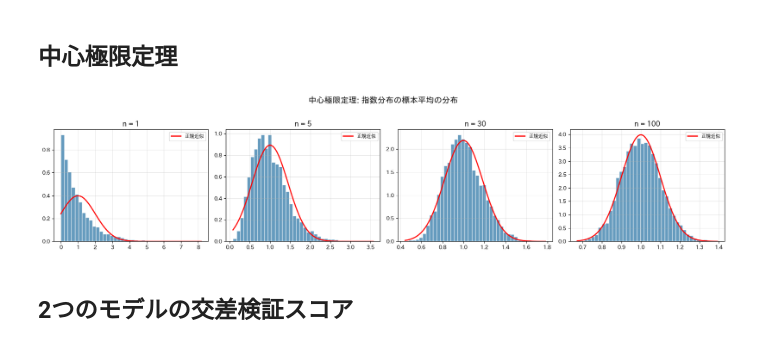
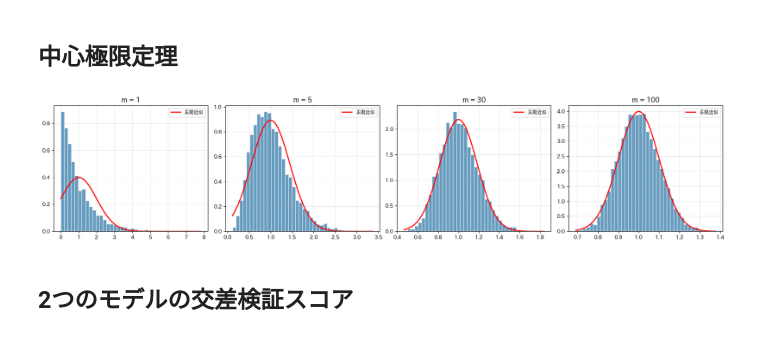
Before and after one commit to ymuto0302/ML_Study_Session, a Jupyter notebook: Probability_Statistics.ipynb, the cells around one changed output. Saved outputs shown, nothing was run; the diff lists cells and outputs as text; code cells hidden in the pictures.

```diff
--- a/Probability_Statistics.ipynb
+++ b/Probability_Statistics.ipynb
@@ -301,30 +322,29 @@ plt.show()
 # %%
 # 中心極限定理の実証
 fig, axes = plt.subplots(1, 4, figsize=(18, 4))
 
 # 元の分布: 指数分布（明らかに非正規）
 lam = 1.0
 sample_sizes = [1, 5, 30, 100]
 
 for ax, n in zip(axes, sample_sizes):
     means = [np.mean(np.random.exponential(1/lam, n)) for _ in range(5000)]
     ax.hist(means, bins=40, density=True, alpha=0.7, color='#2471A3', edgecolor='white')
     # 理論的な正規近似
     x_plot = np.linspace(min(means), max(means), 100)
     mu_theory = 1/lam
     sigma_theory = (1/lam) / np.sqrt(n)
     ax.plot(x_plot, stats.norm.pdf(x_plot, mu_theory, sigma_theory),
             'r-', linewidth=2, label='正規近似')
-    ax.set_title(f'n = {n}', fontsize=13)
+    ax.set_title(f'm = {n}', fontsize=13)
     ax.legend(fontsize=9)
     ax.grid(True, alpha=0.3)
 
-plt.suptitle('中心極限定理: 指数分布の標本平均の分布', fontsize=15, y=1.03)
 plt.tight_layout()
 plt.savefig('clt_demonstration.png', dpi=150)
 plt.show()
 # %% [output]
-[figure, old version]
+[figure, new version]
 # %% [markdown]
 ## 2つのモデルの交差検証スコア
 # %%
```
Also changed, not shown: parts of 2 cells of this notebook.
